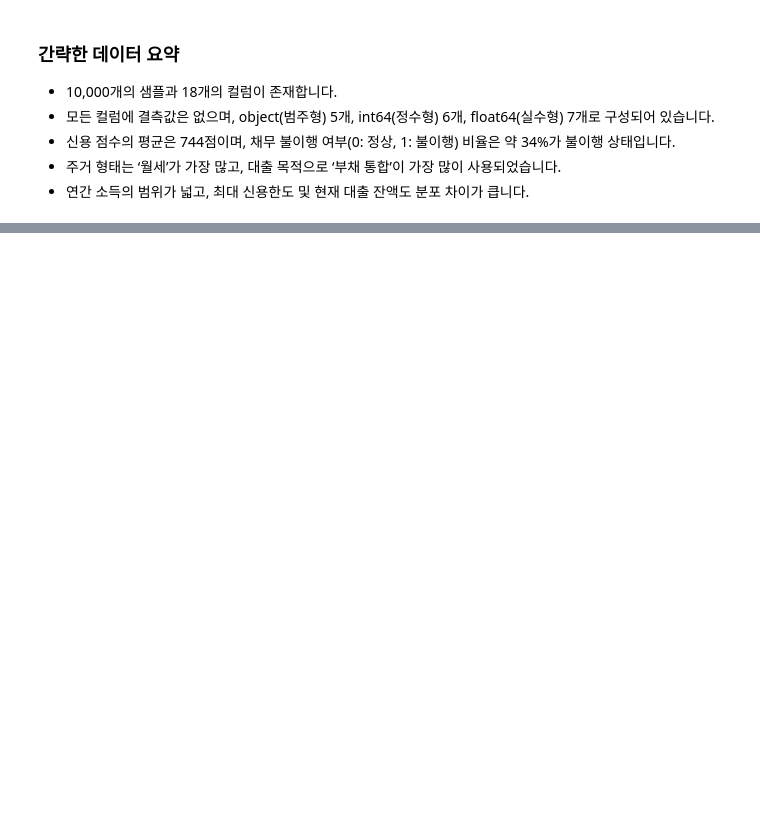
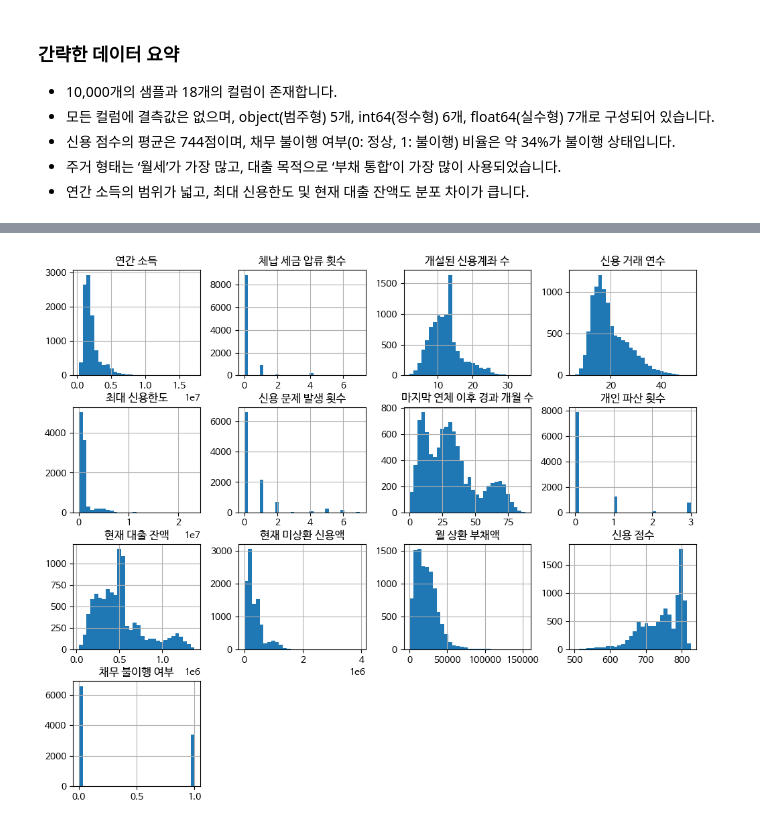
Before and after one commit to thewoowon/default-classification, a Jupyter notebook: main.ipynb, the cells around one changed output, grey strips where cells are left out. Drawn from its saved outputs; the diff is of its cells as text; code cells hidden in the pictures; blank space fills up the shorter version.

Commit message:
feat: default classification eda

```diff
--- a/main.ipynb
+++ b/main.ipynb
@@ -11,6 +11,8 @@ import numpy as np
 import matplotlib.pyplot as plt
 import seaborn as sns
 
+df = pd.read_csv("./default/train.csv")
+
 # 기본 정보 확인
 print("📌 데이터 크기:", df.shape)
 print("\n📌 데이터 타입 및 결측치 개요:")
@@ -45,0 +150,7 @@ NameError: name 'df' is not defined
+# %%
+# 수치형 컬럼별 분포 확인
+
+df.hist(figsize=(12,10),bins=30)
+plt.show()
+# %% [output]
+[figure, added]
```
Also changed, not shown: parts of 29 cells of this notebook.
